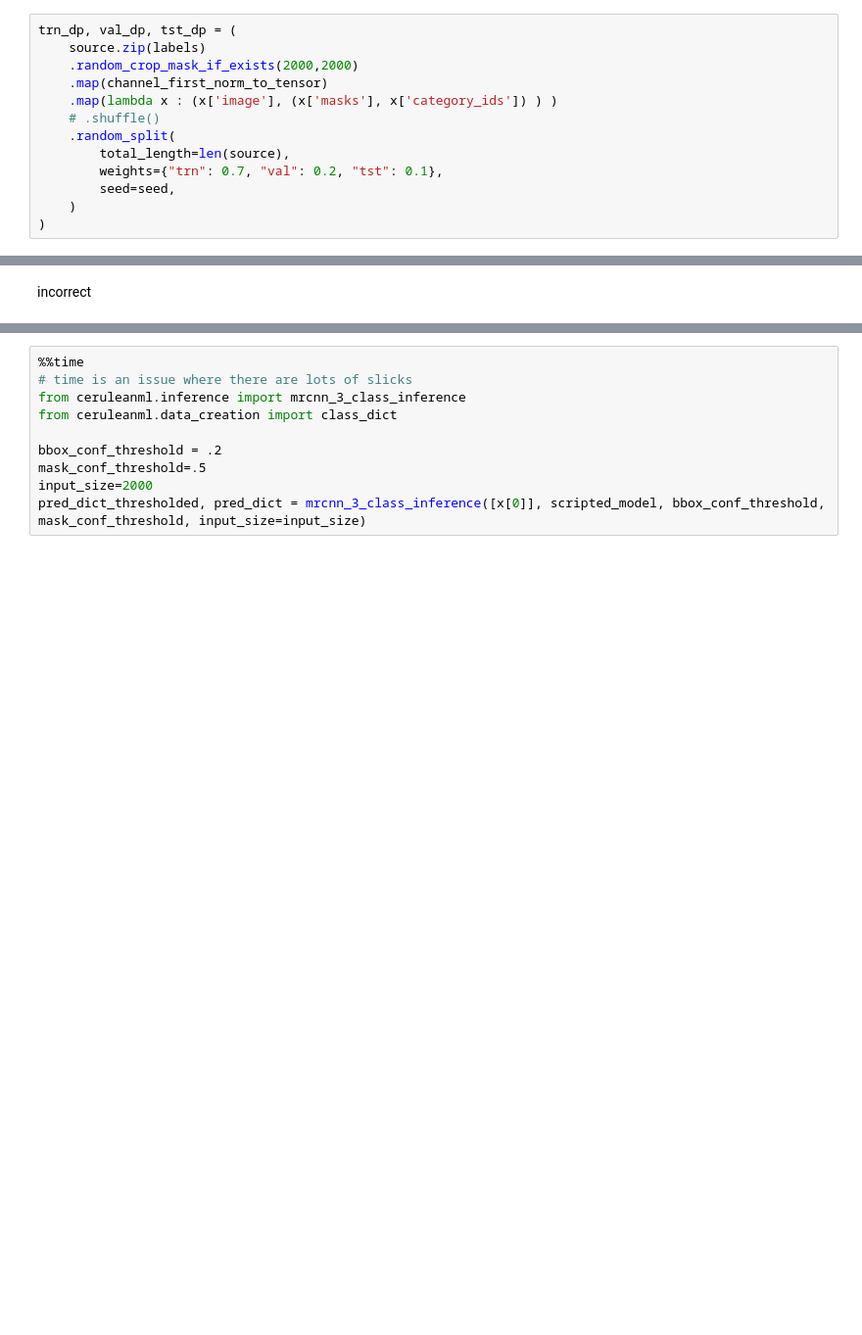
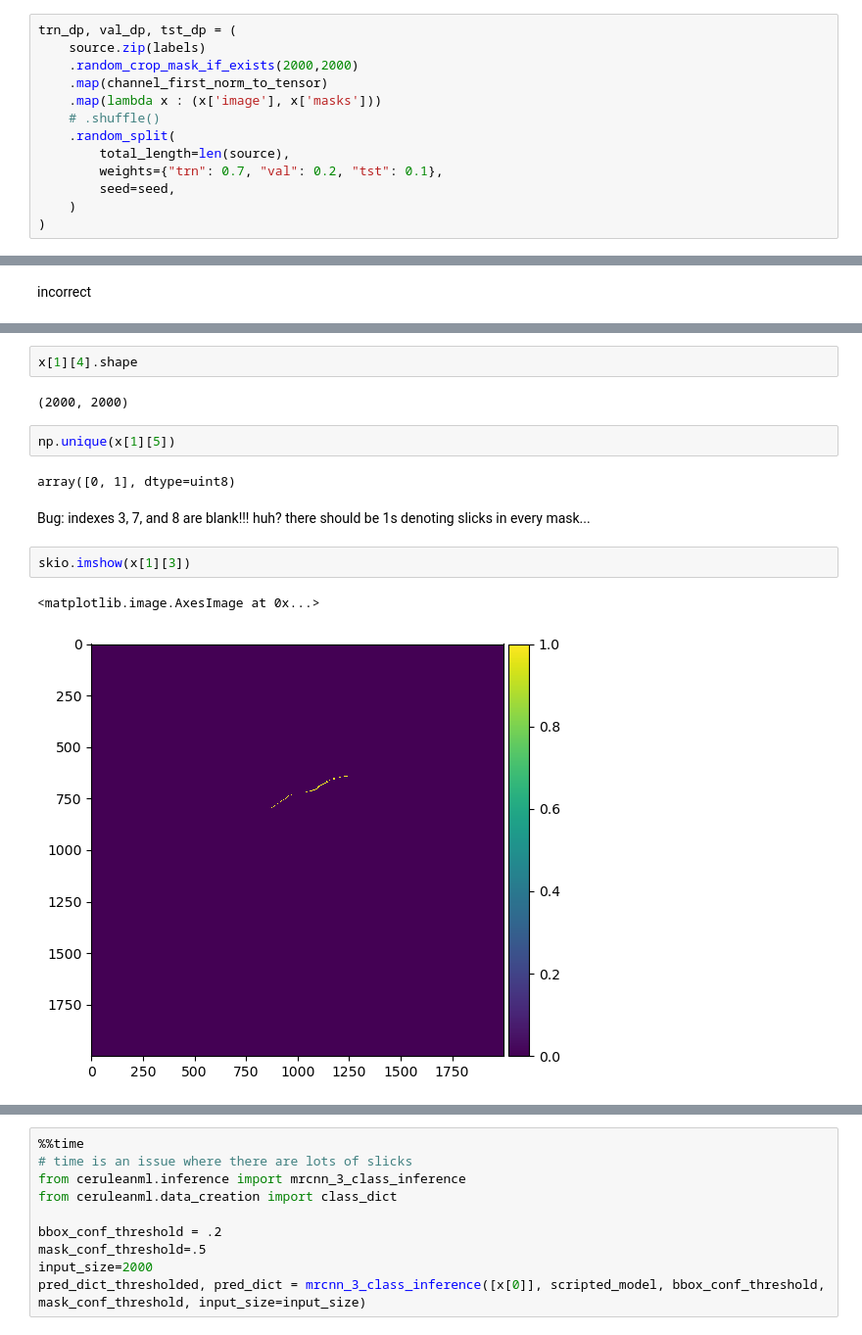
Before and after one commit to developmentseed/slickformer, a Jupyter notebook: notebooks/evaluation_mrcnn.ipynb, the cells around one changed output, grey strips where cells are left out. Shown: that part at 98% size. Cells and saved outputs as stored; diff of their text form; blank space fills up the shorter version.

```diff
--- a/notebooks/evaluation_mrcnn.ipynb
+++ b/notebooks/evaluation_mrcnn.ipynb
@@ -91,7 +85,7 @@ trn_dp, val_dp, tst_dp = (
     source.zip(labels)
     .random_crop_mask_if_exists(2000,2000)
     .map(channel_first_norm_to_tensor)
-    .map(lambda x : (x['image'], (x['masks'], x['category_ids']) ) )
+    .map(lambda x : (x['image'], x['masks']))
     # .shuffle()
     .random_split(
         total_length=len(source),
@@ -165,0 +140,15 @@ tensor([[[0.0000, 0.0000, 0.0000,  ..., 0.0000, 0.0000, 0.0000],
+# %%
+x[1][4].shape
+# %% [output]
+(2000, 2000)
+# %%
+np.unique(x[1][5])
+# %% [output]
+array([0, 1], dtype=uint8)
+# %% [markdown]
+Bug: indexes 3, 7, and 8 are blank!!! huh? there should be 1s denoting slicks in every mask...
+# %%
+skio.imshow(x[1][3])
+# %% [output]
+<matplotlib.image.AxesImage at 0x...>
+[figure, added]
```
Also changed, not shown: parts of 7 cells of this notebook, 1 other file.
